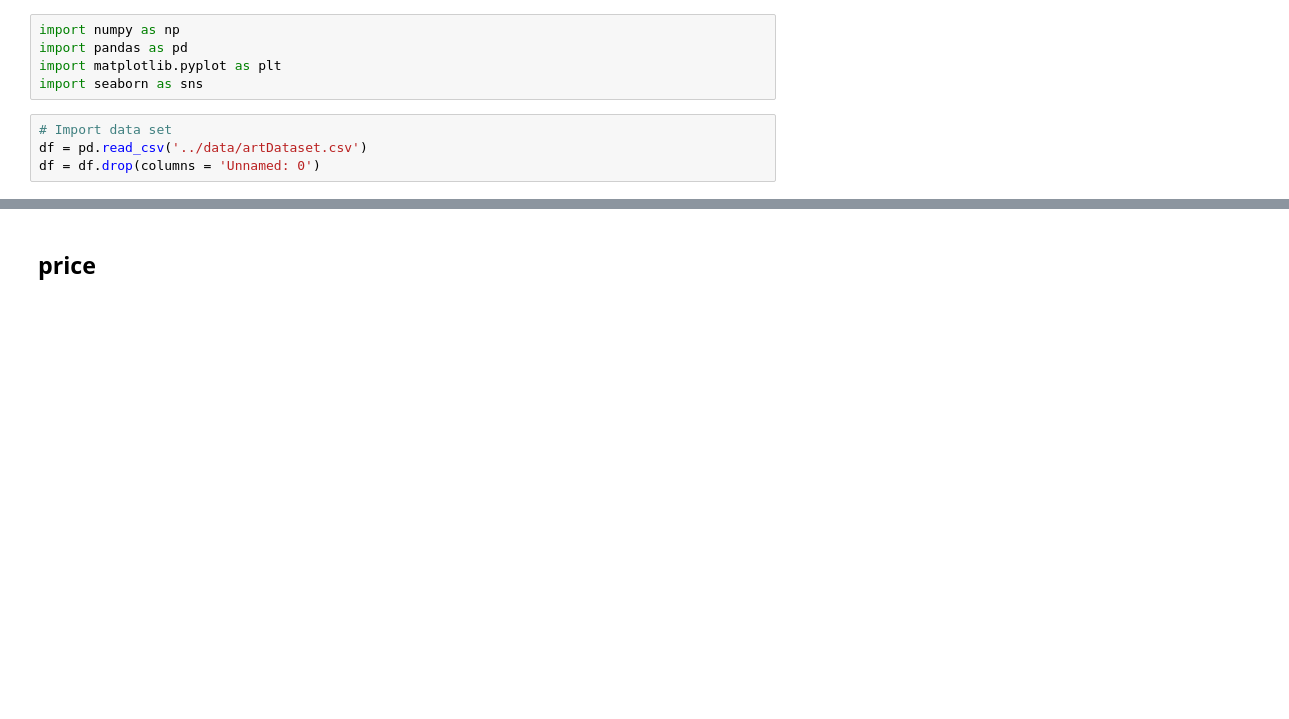
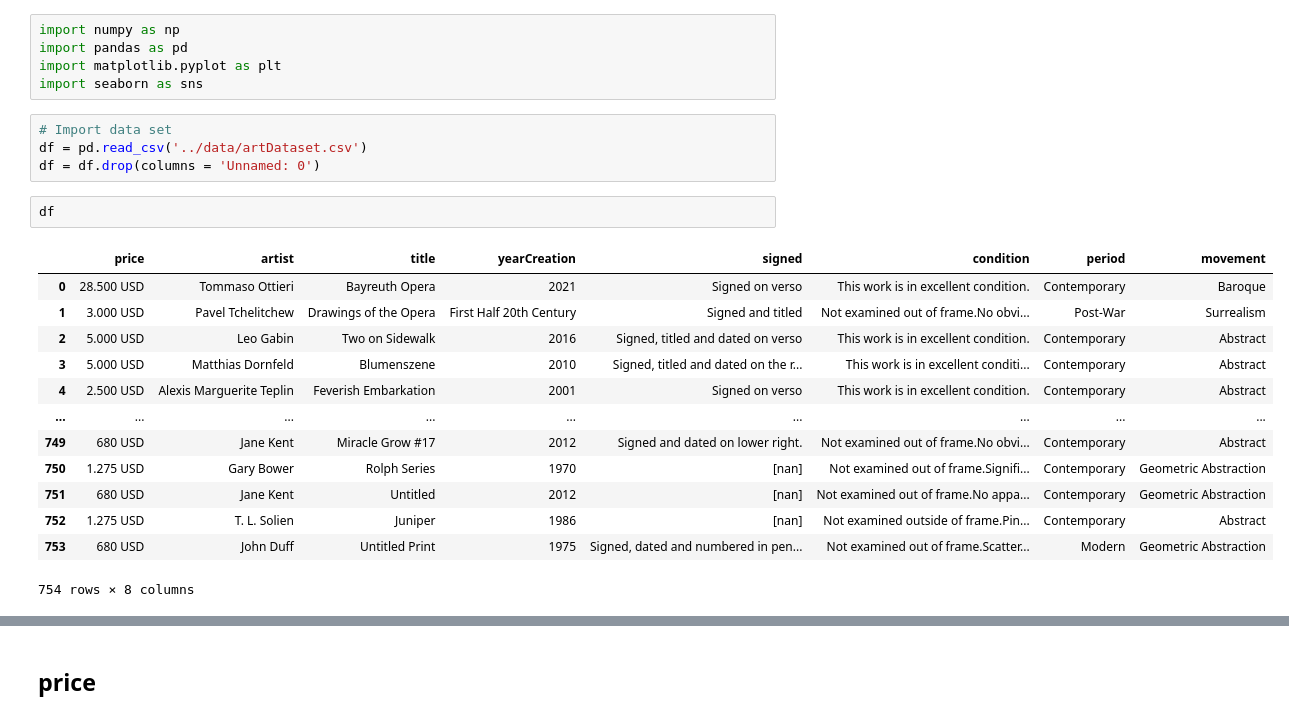
Before and after one commit to aql14/Art-Auction-Price-Prediction, a Jupyter notebook: notebooks/dataPreprocessing.ipynb, the cells around one changed output, grey strips where cells are left out. Cells and saved outputs as stored; diff of their text form; blank space fills up the shorter version.

```diff
--- a/notebooks/dataPreprocessing.ipynb
+++ b/notebooks/dataPreprocessing.ipynb
@@ -7,3 +7,19 @@ import seaborn as sns
 # Import data set
 df = pd.read_csv('../data/artDataset.csv')
 df = df.drop(columns = 'Unnamed: 0')
+# %%
+df
+# %% [output]
+|  | price | artist | title | yearCreation | signed | condition | period | movement |
+| 0 | 28.500 USD | Tommaso Ottieri | Bayreuth Opera | 2021 | Signed on verso | This work is in excellent condition. | Contemporary | Baroque |
+| 1 | 3.000 USD | Pavel Tchelitchew | Drawings of the Opera | First Half 20th Century | Signed and titled | Not examined out of frame.No obvi... | Post-War | Surrealism |
+| 2 | 5.000 USD | Leo Gabin | Two on Sidewalk | 2016 | Signed, titled and dated on verso | This work is in excellent condition. | Contemporary | Abstract |
+| 3 | 5.000 USD | Matthias Dornfeld | Blumenszene | 2010 | Signed, titled and dated on the r... | This work is in excellent conditi... | Contemporary | Abstract |
+| 4 | 2.500 USD | Alexis Marguerite Teplin | Feverish Embarkation | 2001 | Signed on verso | This work is in excellent condition. | Contemporary | Abstract |
+| ... | ... | ... | ... | ... | ... | ... | ... | ... |
+| 749 | 680 USD | Jane Kent | Miracle Grow #17 | 2012 | Signed and dated on lower right. | Not examined out of frame.No obvi... | Contemporary | Abstract |
+| 750 | 1.275 USD | Gary Bower | Rolph Series | 1970 | [nan] | Not examined out of frame.Signifi... | Contemporary | Geometric Abstraction |
+| 751 | 680 USD | Jane Kent | Untitled | 2012 | [nan] | Not examined out of frame.No appa... | Contemporary | Geometric Abstraction |
+| 752 | 1.275 USD | T. L. Solien | Juniper | 1986 | [nan] | Not examined outside of frame.Pin... | Contemporary | Abstract |
+| 753 | 680 USD | John Duff | Untitled Print | 1975 | Signed, dated and numbered in pen... | Not examined out of frame.Scatter... | Modern | Geometric Abstraction |
+754 rows × 8 columns
```
Also changed, not shown: parts of 9 cells of this notebook, 1 other file.
